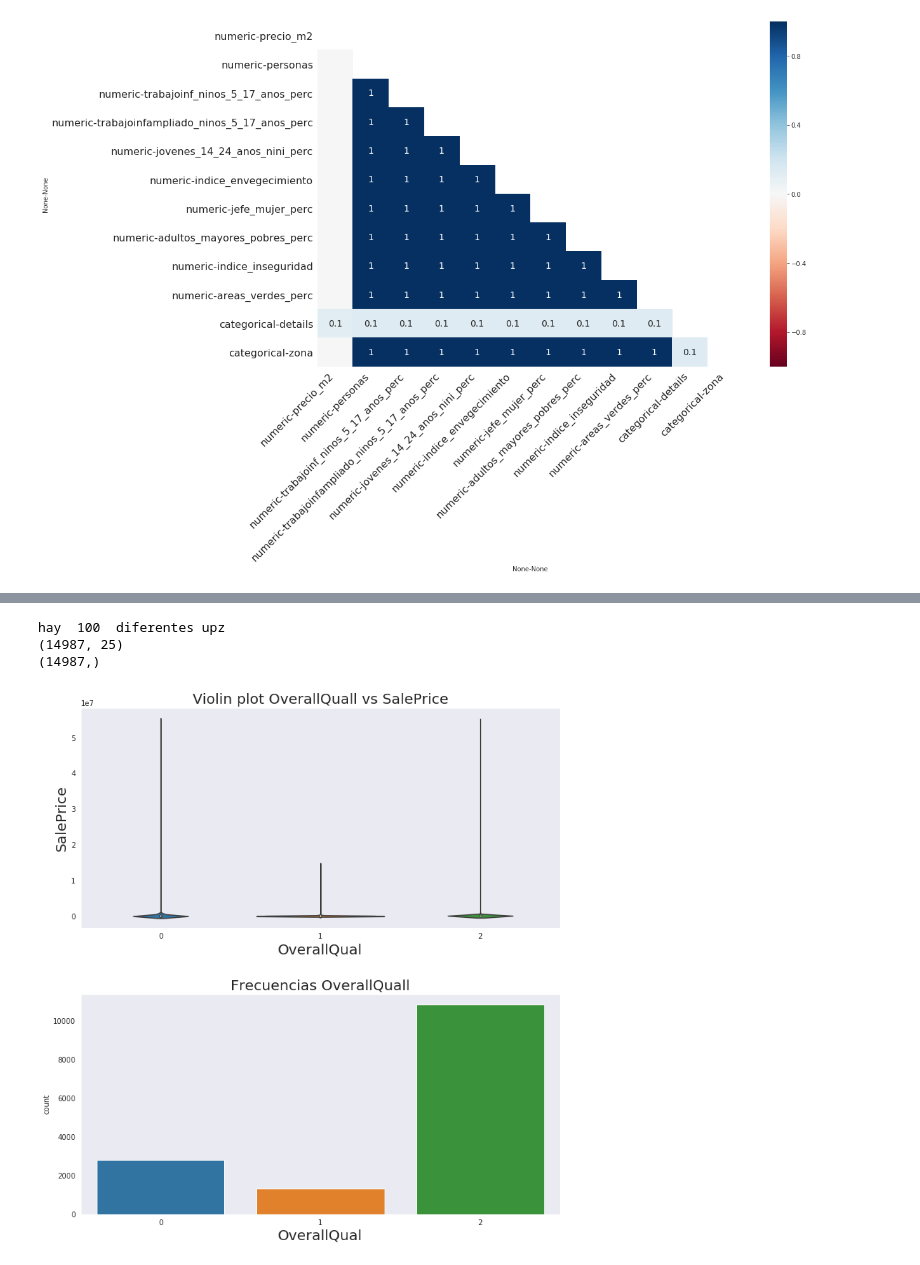
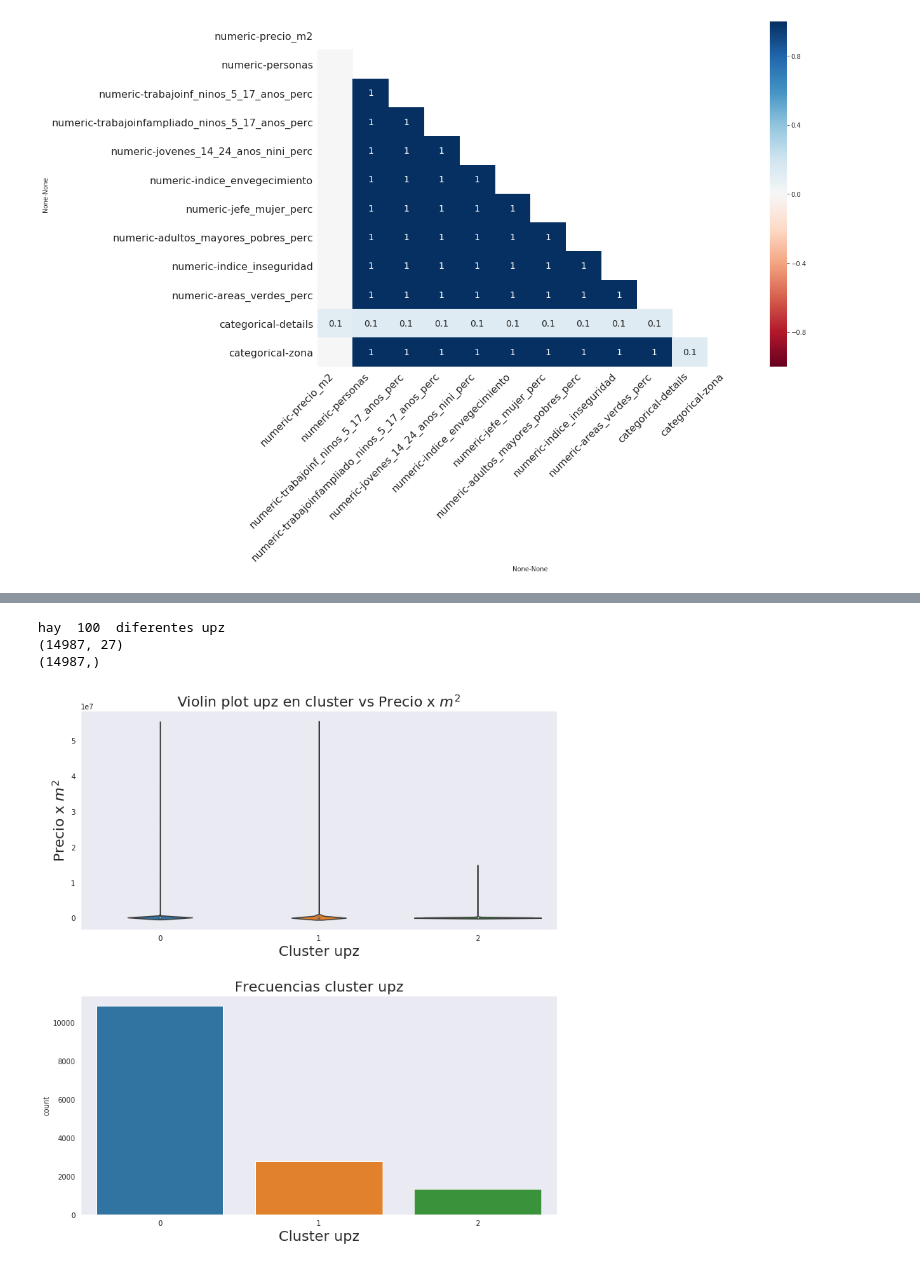
Before and after one commit to Baarry11/Tarea-1-LabDeDatos, a Jupyter notebook: tarea1.ipynb, the cells around one changed output, grey strips where cells are left out. Saved outputs shown, nothing was run; the diff lists cells and outputs as text; code cells hidden in the pictures.

```diff
--- a/tarea1.ipynb
+++ b/tarea1.ipynb
@@ -521,7 +564,7 @@ from sklearn.cluster import KMeans
 from sklearn.preprocessing import StandardScaler
 
 scaler= StandardScaler()
-df_1=scaler.fit_transform(df1['numeric'])
+df_1=scaler.fit_transform(df1['numeric'].drop(columns=['price','precio_m2']))
 
 
 n_com=7
@@ -574,7 +617,7 @@ print(kmeans.shape)
 df1[('categorical','upz_cluster')]=kmeans
 # %% [output]
 hay  100  diferentes upz
-(14987, 25)
+(14987, 27)
 (14987,)
 # %%
 upz_assignment={upz : 0 for upz in df1.categorical.upz.unique()}
@@ -590,30 +633,24 @@ for upz in df1.categorical.upz:
     column.append(upz_assignment[upz])
 df1[('categorical','upz_group')]=column
 # %%
-# Sirve para fija el tamaño de lasetiquetas del plot
-fontdict = {'fontsize':20}
+def violin_and_frec_plot(categorical_variable,title1,title2):
+    fontdict = {'fontsize':20}
+    fig, ax = plt.subplots(2,1,figsize=[12,13])
+    sns.violinplot(('categorical', categorical_variable),
+                y=('numeric', 'precio_m2'),
+                data=df1,
+                kind='violin',
+                ax=ax[0])
+    sns.countplot(df1[('categorical',categorical_variable)], ax=ax[1])
+    ax[0].set_xlabel('Cluster upz', fontdict)
+    ax[1].set_xlabel('Cluster upz', fontdict)
+    #ax[0].set_ylim(0,1000000)
+    ax[0].set_ylabel(r'Precio x $m^2$', fontdict)
+    ax[0].set_title(title1, fontdict)
+    ax[1].set_title(title2, fontdict)
+    h, w = (.3, .1)
+    plt.subplots_adjust(wspace=w, hspace=h)
 
-# Estrucutra de figura y axes
-fig, ax = plt.subplots(2,1,figsize=[12,13])
-
-# violin plot --> equivalente a catplot(kind = 'violin')
-
-sns.violinplot(('categorical', 'upz_group'),
-            y=('numeric', 'precio_m2'),
-            data=df1,
-            kind='violin',
-            ax=ax[0])
-
-sns.countplot(df1[('categorical','upz_group')], ax=ax[1])
-
-ax[0].set_xlabel('OverallQual', fontdict)
-ax[1].set_xlabel('OverallQual', fontdict)
-
-ax[0].set_ylabel('SalePrice', fontdict)
-ax[0].set_title('Violin plot OverallQuall vs SalePrice', fontdict)
-ax[1].set_title('Frecuencias OverallQuall', fontdict)
-
-h, w = (.3, .1)
-plt.subplots_adjust(wspace=w, hspace=h)
+violin_and_frec_plot('upz_group','Violin plot upz en cluster vs Precio x $m^2$','Frecuencias cluster upz')
 # %% [output]
-[figure, old version]
+[figure, new version]
```
Also changed, not shown: parts of 12 cells of this notebook.
